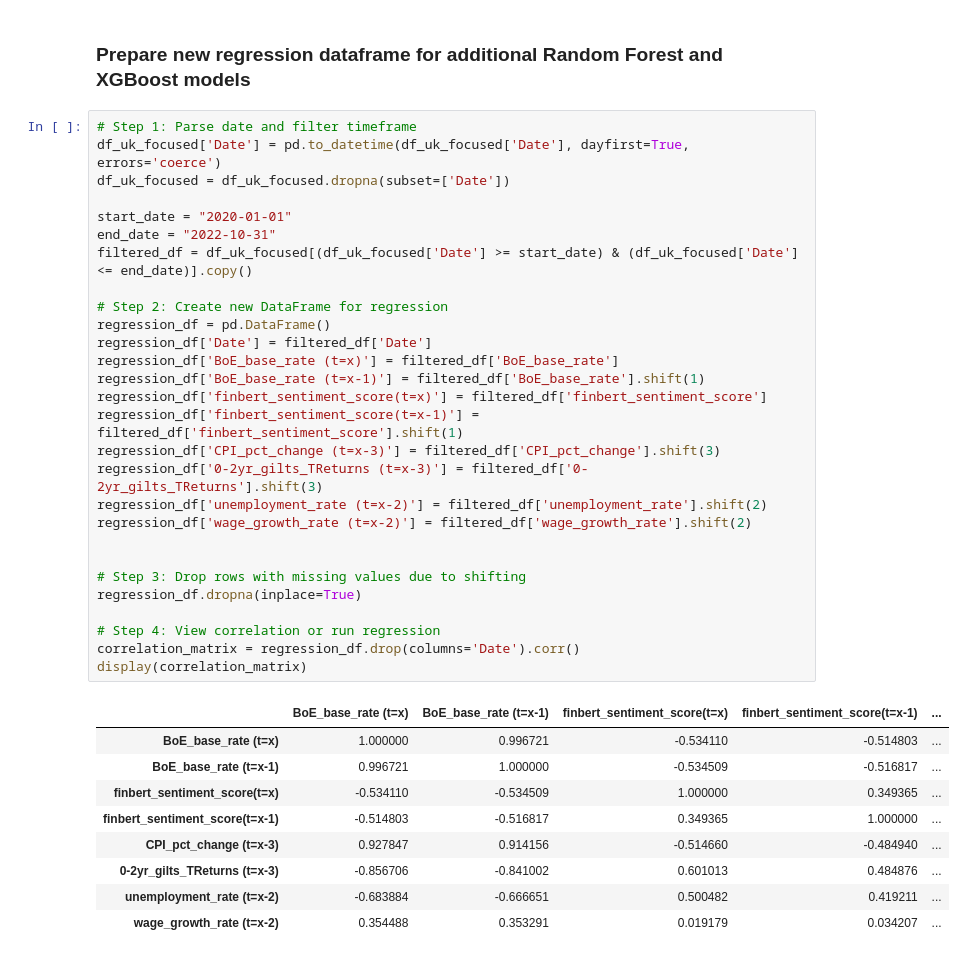
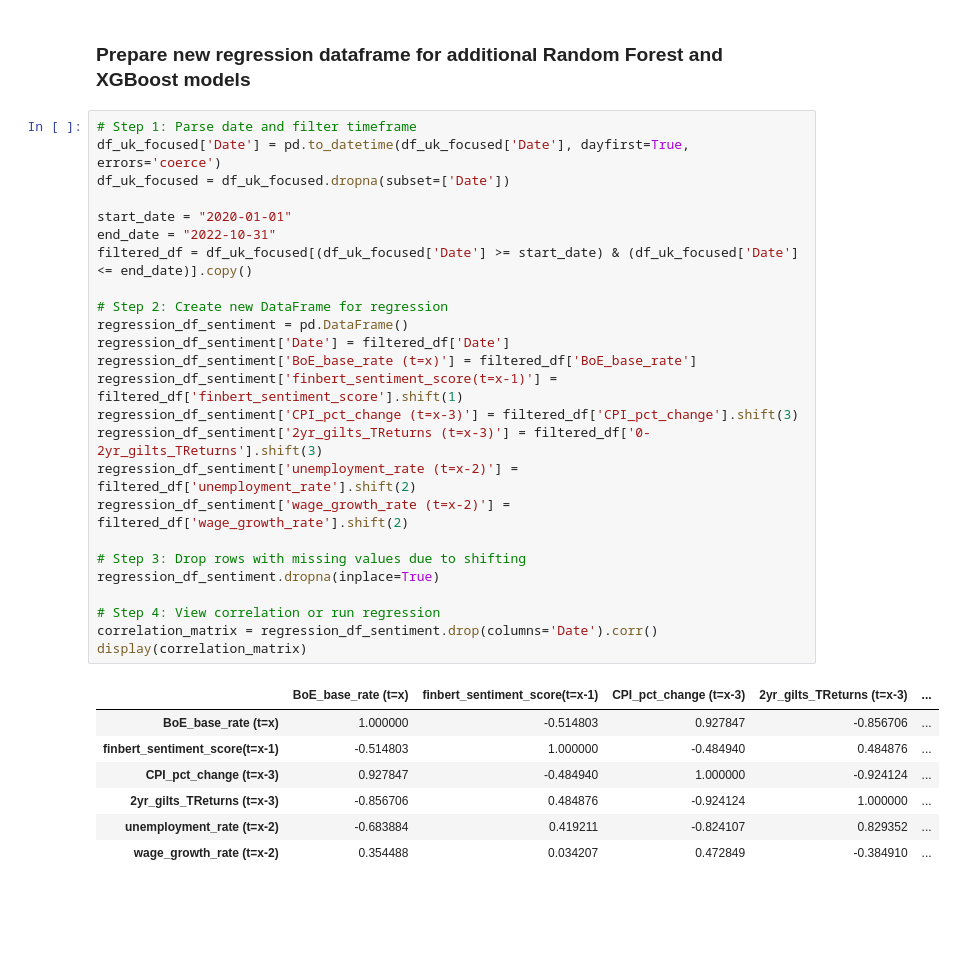
Before and after one commit to gamzebb/group-project, a Jupyter notebook: Further Analysis (Copies)/Bank Rate analysis - sentiment, correlation, predictions (2020-22) vChecked (copy).ipynb, the cells around one changed output. Saved outputs shown, nothing was run; the diff lists cells and outputs as text; blank space fills up the shorter version.

```diff
--- a/Further Analysis (Copies)/Bank Rate analysis - sentiment, correlation, predictions (2020-22) vChecked (copy).ipynb
+++ b/Further Analysis (Copies)/Bank Rate analysis - sentiment, correlation, predictions (2020-22) vChecked (copy).ipynb
@@ -1632,38 +1632,33 @@ else:
 # %%
 # Step 1: Parse date and filter timeframe
 df_uk_focused['Date'] = pd.to_datetime(df_uk_focused['Date'], dayfirst=True, errors='coerce')
 df_uk_focused = df_uk_focused.dropna(subset=['Date'])
 
 start_date = "2020-01-01"
 end_date = "2022-10-31"
 filtered_df = df_uk_focused[(df_uk_focused['Date'] >= start_date) & (df_uk_focused['Date'] <= end_date)].copy()
 
 # Step 2: Create new DataFrame for regression
-regression_df = pd.DataFrame()
-regression_df['Date'] = filtered_df['Date']
-regression_df['BoE_base_rate (t=x)'] = filtered_df['BoE_base_rate']
-regression_df['BoE_base_rate (t=x-1)'] = filtered_df['BoE_base_rate'].shift(1)
-regression_df['finbert_sentiment_score(t=x)'] = filtered_df['finbert_sentiment_score']
-regression_df['finbert_sentiment_score(t=x-1)'] = filtered_df['finbert_sentiment_score'].shift(1)
-regression_df['CPI_pct_change (t=x-3)'] = filtered_df['CPI_pct_change'].shift(3)
-regression_df['0-2yr_gilts_TReturns (t=x-3)'] = filtered_df['0-2yr_gilts_TReturns'].shift(3)
-regression_df['unemployment_rate (t=x-2)'] = filtered_df['unemployment_rate'].shift(2)
-regression_df['wage_growth_rate (t=x-2)'] = filtered_df['wage_growth_rate'].shift(2)
-
+regression_df_sentiment = pd.DataFrame()
+regression_df_sentiment['Date'] = filtered_df['Date']
+regression_df_sentiment['BoE_base_rate (t=x)'] = filtered_df['BoE_base_rate']
+regression_df_sentiment['finbert_sentiment_score(t=x-1)'] = filtered_df['finbert_sentiment_score'].shift(1)
+regression_df_sentiment['CPI_pct_change (t=x-3)'] = filtered_df['CPI_pct_change'].shift(3)
+regression_df_sentiment['2yr_gilts_TReturns (t=x-3)'] = filtered_df['0-2yr_gilts_TReturns'].shift(3)
+regression_df_sentiment['unemployment_rate (t=x-2)'] = filtered_df['unemployment_rate'].shift(2)
+regression_df_sentiment['wage_growth_rate (t=x-2)'] = filtered_df['wage_growth_rate'].shift(2)
 
 # Step 3: Drop rows with missing values due to shifting
-regression_df.dropna(inplace=True)
+regression_df_sentiment.dropna(inplace=True)
 
 # Step 4: View correlation or run regression
-correlation_matrix = regression_df.drop(columns='Date').corr()
+correlation_matrix = regression_df_sentiment.drop(columns='Date').corr()
 display(correlation_matrix)
 # %% [output]
-|  | BoE_base_rate (t=x) | BoE_base_rate (t=x-1) | finbert_sentiment_score(t=x) | finbert_sentiment_score(t=x-1) | ... |
-| BoE_base_rate (t=x) | 1.000000 | 0.996721 | -0.534110 | -0.514803 | ... |
-| BoE_base_rate (t=x-1) | 0.996721 | 1.000000 | -0.534509 | -0.516817 | ... |
-| finbert_sentiment_score(t=x) | -0.534110 | -0.534509 | 1.000000 | 0.349365 | ... |
-| finbert_sentiment_score(t=x-1) | -0.514803 | -0.516817 | 0.349365 | 1.000000 | ... |
-| CPI_pct_change (t=x-3) | 0.927847 | 0.914156 | -0.514660 | -0.484940 | ... |
-| 0-2yr_gilts_TReturns (t=x-3) | -0.856706 | -0.841002 | 0.601013 | 0.484876 | ... |
-| unemployment_rate (t=x-2) | -0.683884 | -0.666651 | 0.500482 | 0.419211 | ... |
-| wage_growth_rate (t=x-2) | 0.354488 | 0.353291 | 0.019179 | 0.034207 | ... |
+|  | BoE_base_rate (t=x) | finbert_sentiment_score(t=x-1) | CPI_pct_change (t=x-3) | 2yr_gilts_TReturns (t=x-3) | ... |
+| BoE_base_rate (t=x) | 1.000000 | -0.514803 | 0.927847 | -0.856706 | ... |
+| finbert_sentiment_score(t=x-1) | -0.514803 | 1.000000 | -0.484940 | 0.484876 | ... |
+| CPI_pct_change (t=x-3) | 0.927847 | -0.484940 | 1.000000 | -0.924124 | ... |
+| 2yr_gilts_TReturns (t=x-3) | -0.856706 | 0.484876 | -0.924124 | 1.000000 | ... |
+| unemployment_rate (t=x-2) | -0.683884 | 0.419211 | -0.824107 | 0.829352 | ... |
+| wage_growth_rate (t=x-2) | 0.354488 | 0.034207 | 0.472849 | -0.384910 | ... |
```
Also changed, not shown: parts of 4 cells of this notebook, 2 other files.
